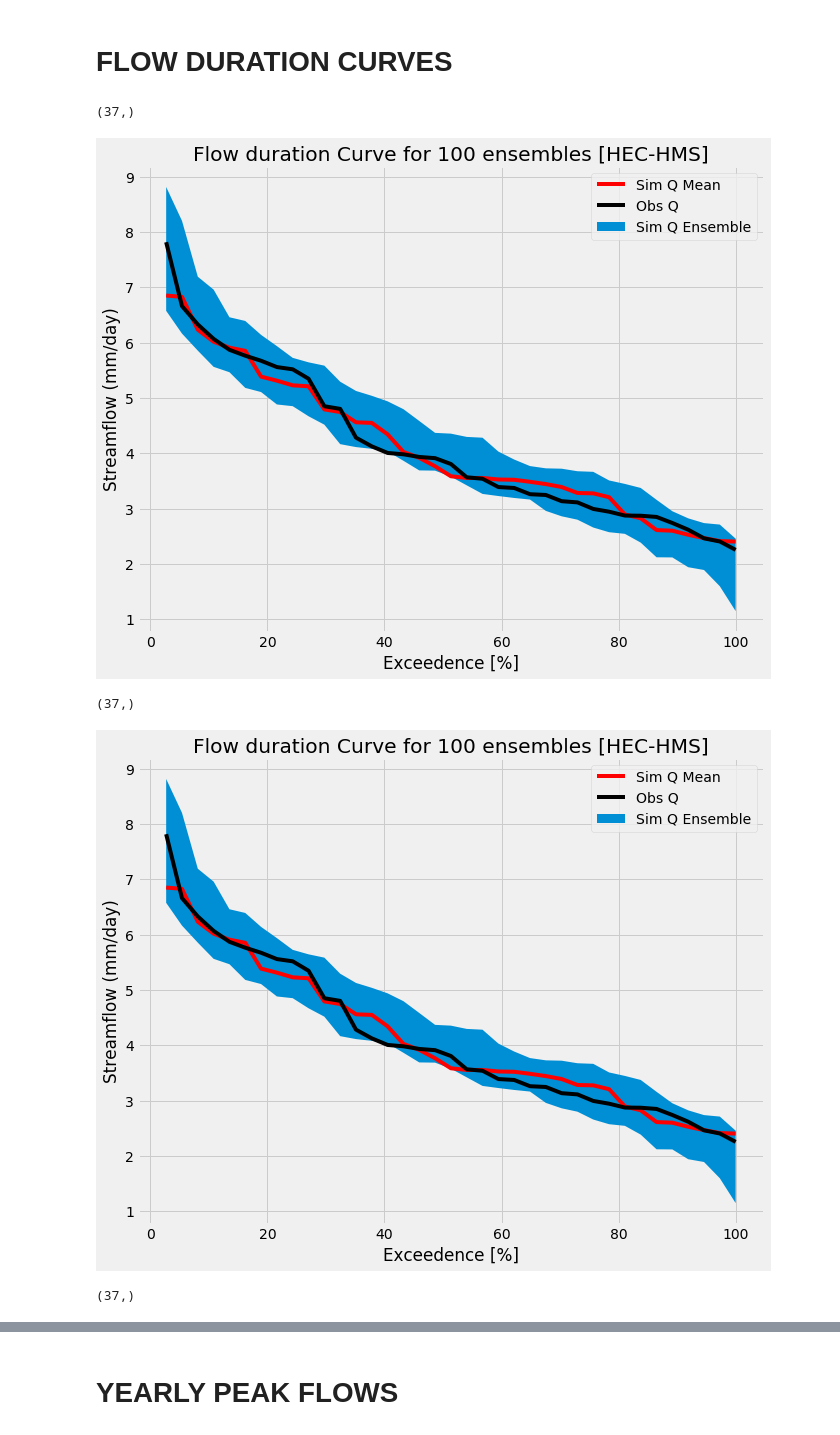
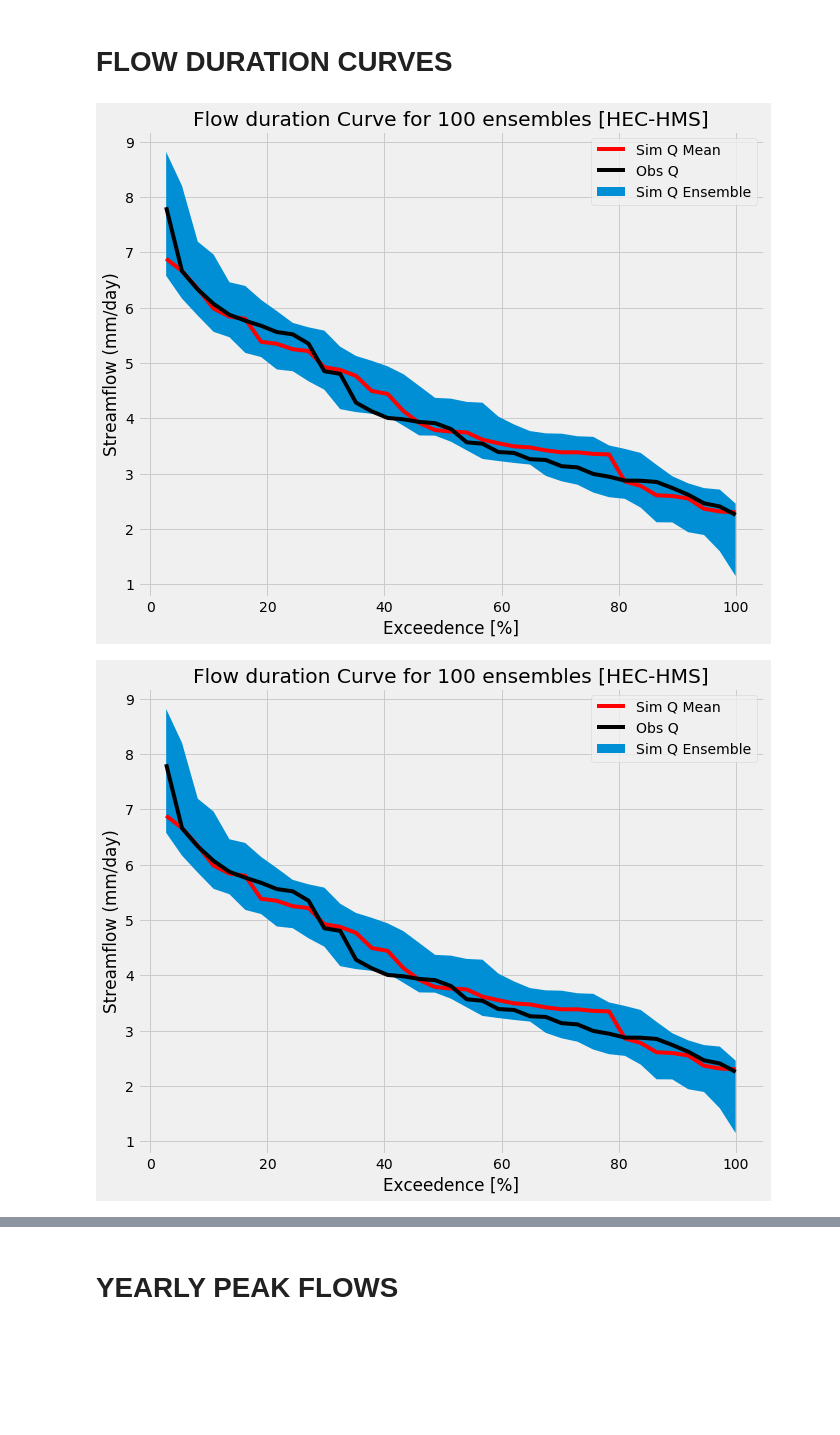
Before and after one commit to msaharia/aasi, a Jupyter notebook: calib_allensembles.ipynb, the cells around one changed output, grey strips where cells are left out. Drawn from its saved outputs; the diff is of its cells as text; code cells hidden in the pictures; blank space fills up the shorter version.

```diff
--- a/calib_allensembles.ipynb
+++ b/calib_allensembles.ipynb
@@ -17,6 +22,8 @@ def qextract(nclist):
     '''
     Extracts q from each ensemble and concatenates them
     into a single array
+
+    nclist: List of all ensembles
     '''
     ncdat = np.empty([37,])
     for count, value in enumerate(nclist):
@@ -42,14 +66,22 @@ qobs = ncout['obsq'].values
 # %% [markdown]
 # FLOW DURATION CURVES
 # %%
-def plotfdc(qdat, qmeandat, obsdat, pylabel, ptitle, psave):
+def plotfdc(qdat, obsdat, pylabel, ptitle, psave):
     '''
     Calculates and plot exceedances of FUSE model outputs
+
+    qdat: Simulation data
+    qobs: Observation data
+    pylabel: Y-axis plot label
+    ptitle: Title of the plot
+    psave: Plot name for saving
+
     '''
     # Calculate exceedance levels of sim data
     exceedanceens = np.arange(1.,len(qdat)+1) /len(qdat)
     sortens = np.sort(qdat, axis=0)[::-1]
-    print(exceedanceens.shape)
+
+    qmeandat = qdat.mean(axis=1)
 
     # Calculate exceedance levels of mean simulated data
     exceedancemean = np.arange(1.,len(qmeandat)+1) /len(qmeandat)
@@ -72,14 +104,11 @@ def plotfdc(qdat, qmeandat, obsdat, pylabel, ptitle, psave):
     plt.savefig(psave, bbox_inches='tight', dpi=300)
     plt.show()
 # %%
-plotfdc(hechmsq, meanqdat, qobs,'Streamflow (mm/day)', 'Flow duration Curve for 100 ensembles [HEC-HMS]', 'figures/fdcprms.png')
-plotfdc(hechmsq, meanqdat, qobs, 'Streamflow (mm/day)', 'Flow duration Curve for 100 ensembles [HEC-HMS]', 'figures/fdchechms.png')
-plotfdc(vicq, meanqdat, qobs, 'Streamflow (mm/day)', 'Flow duration Curve for 100 ensembles [VIC]', 'figures/fdcvic.png')
-plotfdc(sacsmaq, meanqdat, qobs, 'Streamflow (mm/day)', 'Flow duration Curve for 100 ensembles [SAC-SMA]', 'figures/fdcsacsma.png')
+plotfdc(hechmsq, qobs,'Streamflow (mm/day)', 'Flow duration Curve for 100 ensembles [HEC-HMS]', 'figures/fdcprms.png')
+plotfdc(hechmsq, qobs, 'Streamflow (mm/day)', 'Flow duration Curve for 100 ensembles [HEC-HMS]', 'figures/fdchechms.png')
+plotfdc(vicq, qobs, 'Streamflow (mm/day)', 'Flow duration Curve for 100 ensembles [VIC]', 'figures/fdcvic.png')
+plotfdc(sacsmaq, qobs, 'Streamflow (mm/day)', 'Flow duration Curve for 100 ensembles [SAC-SMA]', 'figures/fdcsacsma.png')
 # %% [output]
-(37,)
-[figure, old version]
+[figure, new version]
-(37,)
-[figure, old version]
+[figure, new version]
-(37,)
 [figure]
```
Also changed, not shown: parts of 9 cells of this notebook.
